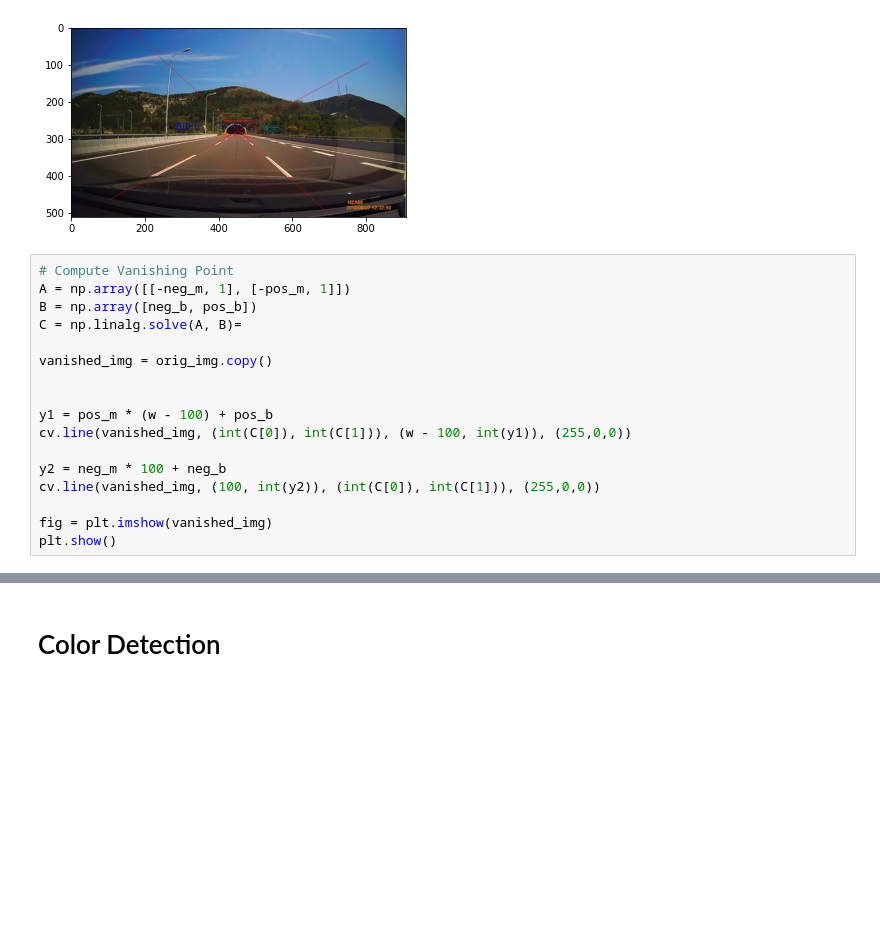
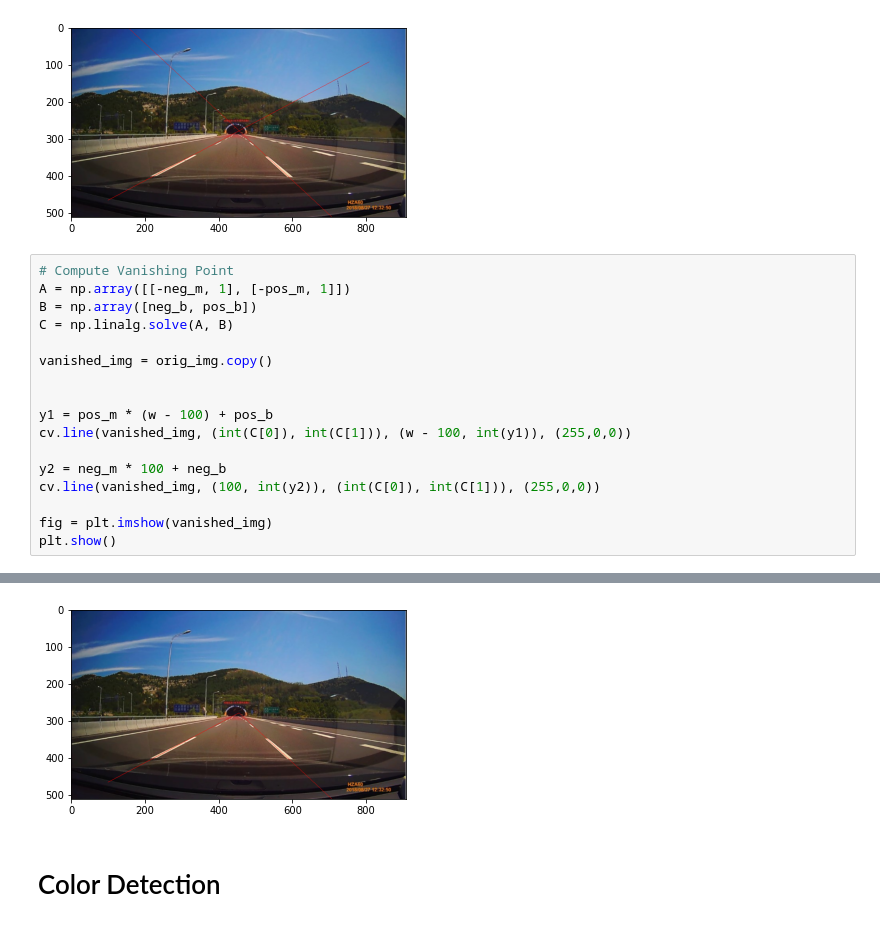
Before and after one commit to Beepbloop/lane_detection, a Jupyter notebook: EntireProcess.ipynb, the cells around one changed output, grey strips where cells are left out. Drawn from its saved outputs; the diff is of its cells as text; blank space fills up the shorter version.

```diff
--- a/EntireProcess.ipynb
+++ b/EntireProcess.ipynb
@@ -399,7 +399,7 @@ plt.show()
 # Compute Vanishing Point
 A = np.array([[-neg_m, 1], [-pos_m, 1]])
 B = np.array([neg_b, pos_b])
-C = np.linalg.solve(A, B)=
+C = np.linalg.solve(A, B)
 
 vanished_img = orig_img.copy()
 
@@ -417,3 +416,4 @@ SyntaxError: invalid syntax (<ipython-input-21-87ab5cb5b5b5>, line 4)
+[figure, added]
 # %% [markdown]
 # Color Detection
 # %%
```
Also changed, not shown: parts of 7 cells of this notebook.
